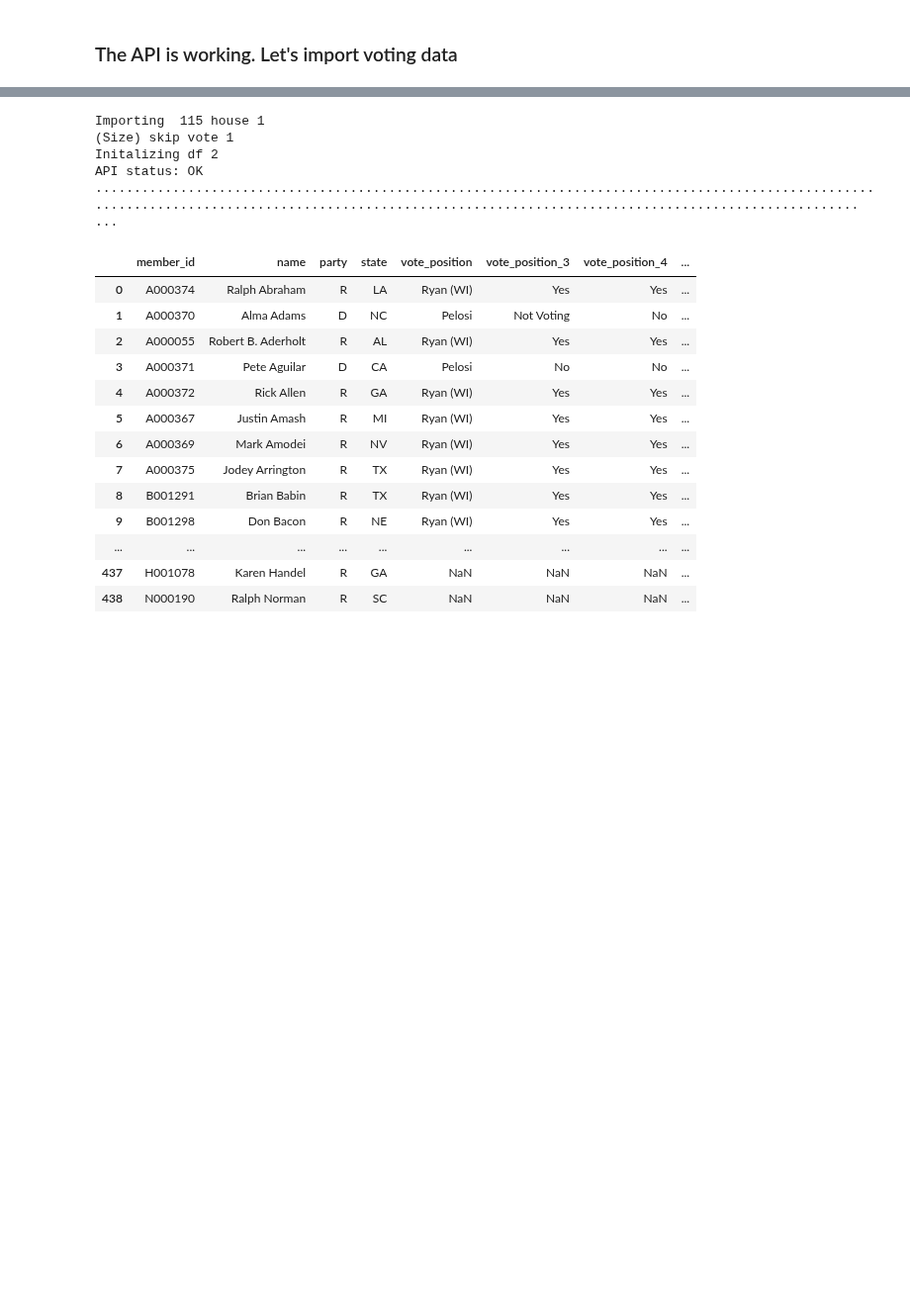
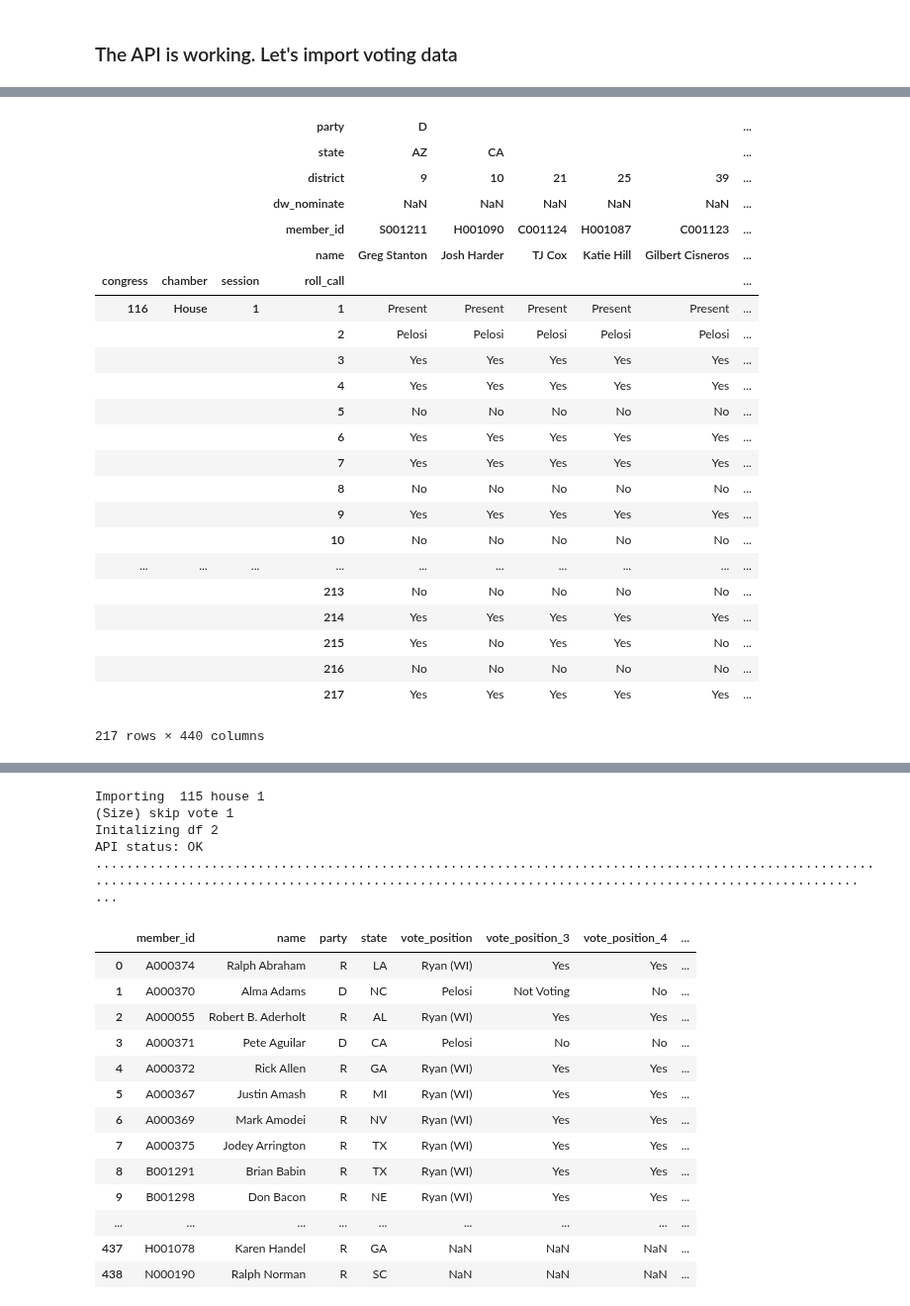
Before and after one commit to Nhorning/Congressional_Survival, a Jupyter notebook: Data Wrangling.ipynb, the cells around one changed output, grey strips where cells are left out. Shown at 99% size. Drawn from its saved outputs; the diff is of its cells as text; code cells hidden in the pictures; blank space fills up the shorter version.

```diff
--- a/Data Wrangling.ipynb
+++ b/Data Wrangling.ipynb
@@ -357,3 +358,30 @@ importing house 2019 1 2 3 4 5 skip 6 skip 7 skip 8 skip 9 skip 10 skip 11 skip
+# %%
+house_2019_ptest.sort_index(axis='columns', level = 'dw_nominate')
+# %% [output]
+|  |  |  | party | D |  |  |  |  | ... |
+|  |  |  | state | AZ | CA |  |  |  | ... |
+|  |  |  | district | 9 | 10 | 21 | 25 | 39 | ... |
+|  |  |  | dw_nominate | NaN | NaN | NaN | NaN | NaN | ... |
+|  |  |  | member_id | S001211 | H001090 | C001124 | H001087 | C001123 | ... |
+|  |  |  | name | Greg Stanton | Josh Harder | TJ Cox | Katie Hill | Gilbert Cisneros | ... |
+| congress | chamber | session | roll_call |  |  |  |  |  | ... |
+| 116 | House | 1 | 1 | Present | Present | Present | Present | Present | ... |
+|  |  |  | 2 | Pelosi | Pelosi | Pelosi | Pelosi | Pelosi | ... |
+|  |  |  | 3 | Yes | Yes | Yes | Yes | Yes | ... |
+|  |  |  | 4 | Yes | Yes | Yes | Yes | Yes | ... |
+|  |  |  | 5 | No | No | No | No | No | ... |
+|  |  |  | 6 | Yes | Yes | Yes | Yes | Yes | ... |
+|  |  |  | 7 | Yes | Yes | Yes | Yes | Yes | ... |
+|  |  |  | 8 | No | No | No | No | No | ... |
+|  |  |  | 9 | Yes | Yes | Yes | Yes | Yes | ... |
+|  |  |  | 10 | No | No | No | No | No | ... |
+| ... | ... | ... | ... | ... | ... | ... | ... | ... | ... |
+|  |  |  | 213 | No | No | No | No | No | ... |
+|  |  |  | 214 | Yes | Yes | Yes | Yes | Yes | ... |
+|  |  |  | 215 | Yes | No | Yes | Yes | No | ... |
+|  |  |  | 216 | No | No | No | No | No | ... |
+|  |  |  | 217 | Yes | Yes | Yes | Yes | Yes | ... |
+217 rows × 440 columns
 # %%
 #import vote postitions for 115th senate, session 1
 senate_115_1_df = import_session(115, 'senate', 1)
```
Also changed, not shown: parts of 8 cells of this notebook.
